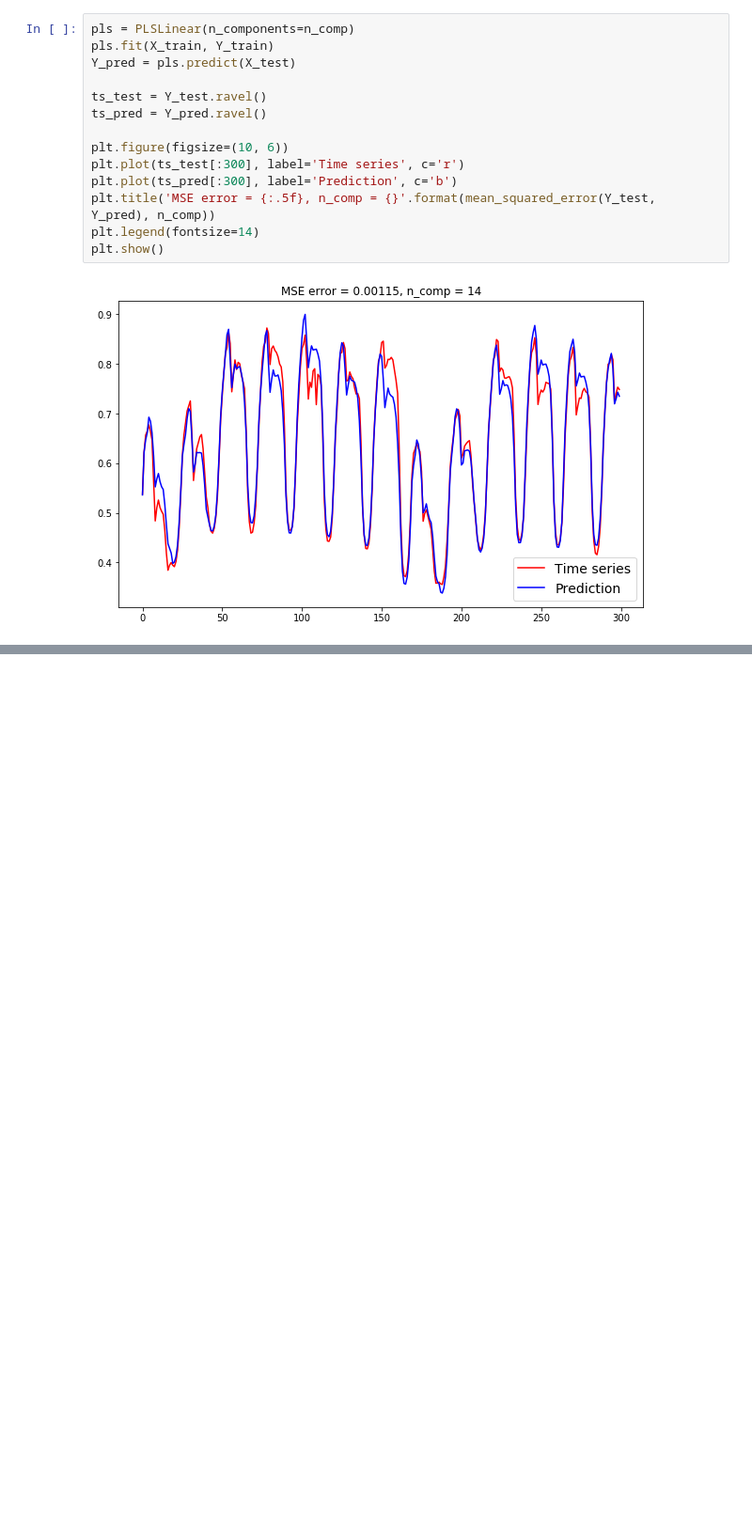
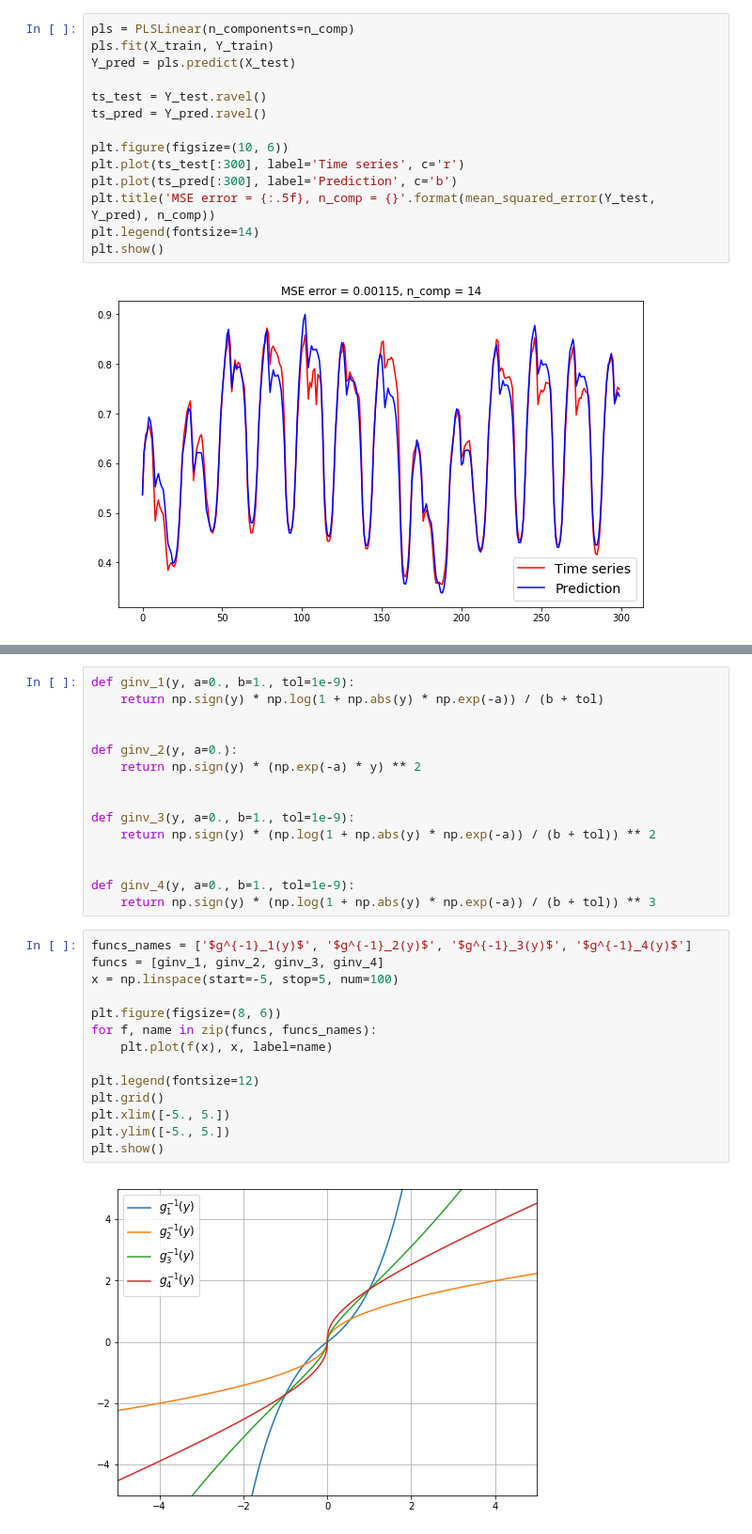
Before and after one commit to mariiavladimirova/NonlinearPLS, a Jupyter notebook: code/main.ipynb, the cells around one changed output, grey strips where cells are left out. Shown at 94% size. Cells and saved outputs as stored; diff of their text form; blank space fills up the shorter version.

```diff
--- a/code/main.ipynb
+++ b/code/main.ipynb
@@ -653,0 +643,31 @@ pls.coef_.shape
+# %%
+def ginv_1(y, a=0., b=1., tol=1e-9):
+    return np.sign(y) * np.log(1 + np.abs(y) * np.exp(-a)) / (b + tol)
+
+
+def ginv_2(y, a=0.):
+    return np.sign(y) * (np.exp(-a) * y) ** 2
+
+
+def ginv_3(y, a=0., b=1., tol=1e-9):
+    return np.sign(y) * (np.log(1 + np.abs(y) * np.exp(-a)) / (b + tol)) ** 2
+
+
+def ginv_4(y, a=0., b=1., tol=1e-9):
+    return np.sign(y) * (np.log(1 + np.abs(y) * np.exp(-a)) / (b + tol)) ** 3
+# %%
+funcs_names = ['$g^{-1}_1(y)$', '$g^{-1}_2(y)$', '$g^{-1}_3(y)$', '$g^{-1}_4(y)$']
+funcs = [ginv_1, ginv_2, ginv_3, ginv_4]
+x = np.linspace(start=-5, stop=5, num=100)
+
+plt.figure(figsize=(8, 6))
+for f, name in zip(funcs, funcs_names):
+    plt.plot(f(x), x, label=name)
+
+plt.legend(fontsize=12)
+plt.grid()
+plt.xlim([-5., 5.])
+plt.ylim([-5., 5.])
+plt.show()
+# %% [output]
+[figure, added]
```
Also changed, not shown: parts of 9 cells of this notebook.
